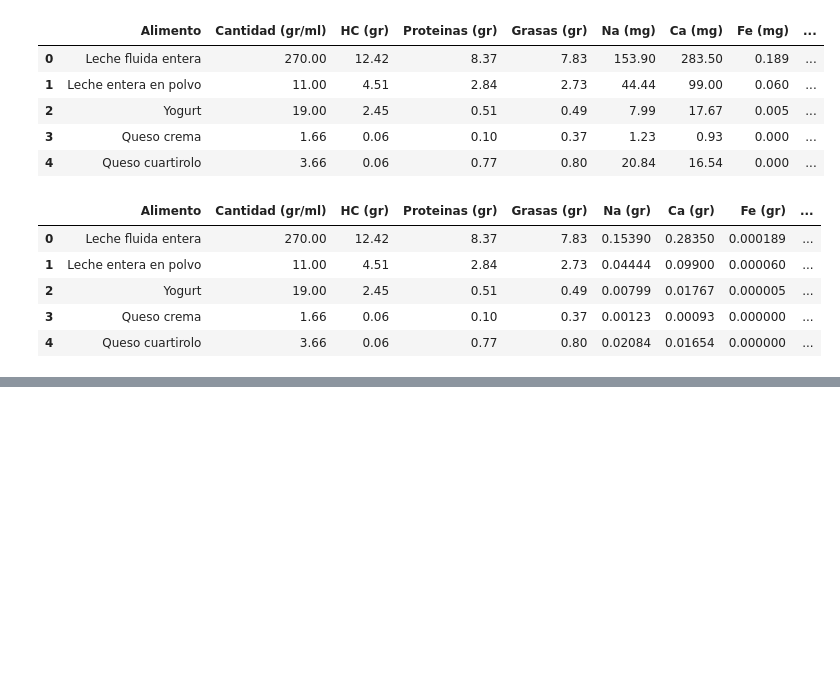
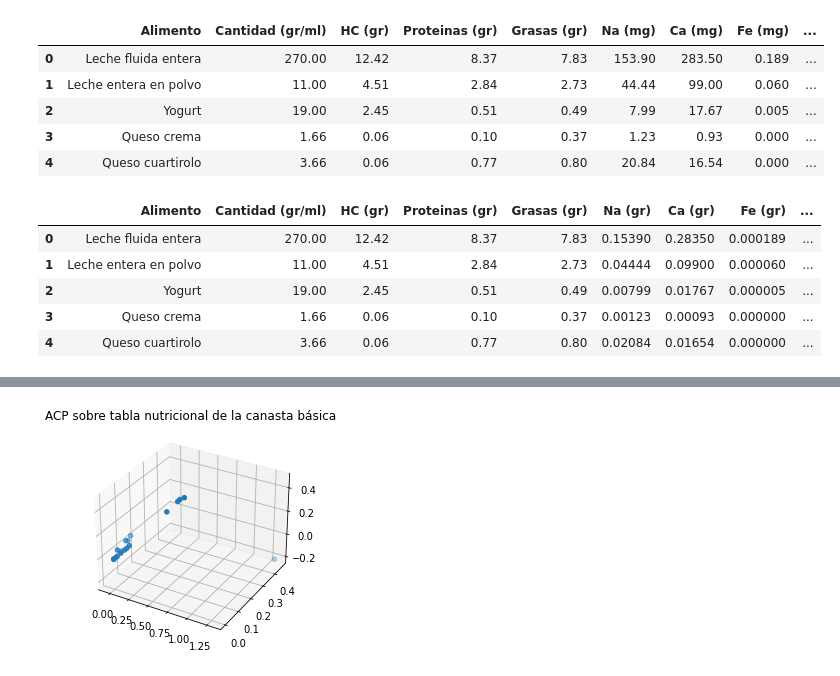
Before and after one commit to r3ch1rd/TP2alc, a Jupyter notebook: TP2alc.ipynb, the cells around one changed output, grey strips where cells are left out. Saved outputs shown, nothing was run; the diff lists cells and outputs as text; code cells hidden in the pictures; blank space fills up the shorter version.

```diff
--- a/TP2alc.ipynb
+++ b/TP2alc.ipynb
@@ -9,6 +9,8 @@
 import pandas as pd
 
 df = pd.read_csv("tabla_nutricional.csv", encoding='latin_1',delimiter=';')
+
+consumidores_libres = pd.read_csv("consumidores_libres.csv", encoding='latin_1',delimiter=';')
 # %%
 #Completo con ceros
 tn = df.fillna(0)
@@ -103,0 +112,42 @@ plt.show()
+# %%
+#Elementos de la tabla consumidores_libres
+alim_cl = consumidores_libres["PRODUCTOS"].tolist()
+#Reemplazo los nombres para que coincidan con los de la tabla nutricional
+alim_cl[0] = "Leche fluida entera"
+alim_cl[1] = "Arroz"
+alim_cl[2] = "Azucar"
+alim_cl[3] = "Fideos secos"
+alim_cl[4] = "Harina trigo"
+alim_cl[5] = "Huevo" #En el precio hace referencia a la docena y en la tabla nutricional a los 16 huevos, para pensar
+alim_cl[6] = "Pan Frances"
+alim_cl[7] = "Leche fluida entera"
+alim_cl[8] = "Yerba"
+alim_cl[9] = "Zanahoria"
+alim_cl[10] = "Berenjena" #No hay berenjena en la tabla nutricional ???
+alim_cl[11] = "Tomate"
+alim_cl[12] = "Cebolla"
+alim_cl[13] = "Papa"
+alim_cl[14] = "Acelga"
+alim_cl[15] = "Naranja"
+alim_cl[16] = "Manzana"
+alim_cl[17] = "Bola de Lomo"
+alim_cl[18] = "Asado"
+alim_cl[19] = "Paleta"
+alim_cl[20] = "Carne picada"
+
+#DataFrame con los datos nutricionales de los elementos de la tabla consumidores_libres
+cl = tn0.loc[tn0['Alimento'].isin(alim_cl)]
+
+#Matriz del DataFrame
+cl = cl.values[:,2:]
+
+proyec = np.dot(cl,V_reducido.T)
+
+#Gráfico
+fig = plt.figure()
+ax = fig.add_subplot(projection='3d')
+ax.scatter(proyec[:,0],proyec[:,1],proyec[:,2])
+ax.set_title("ACP sobre tabla nutricional de la canasta básica")
+plt.show()
+# %% [output]
+[figure, added]
```
Also changed, not shown: parts of 2 cells of this notebook.
